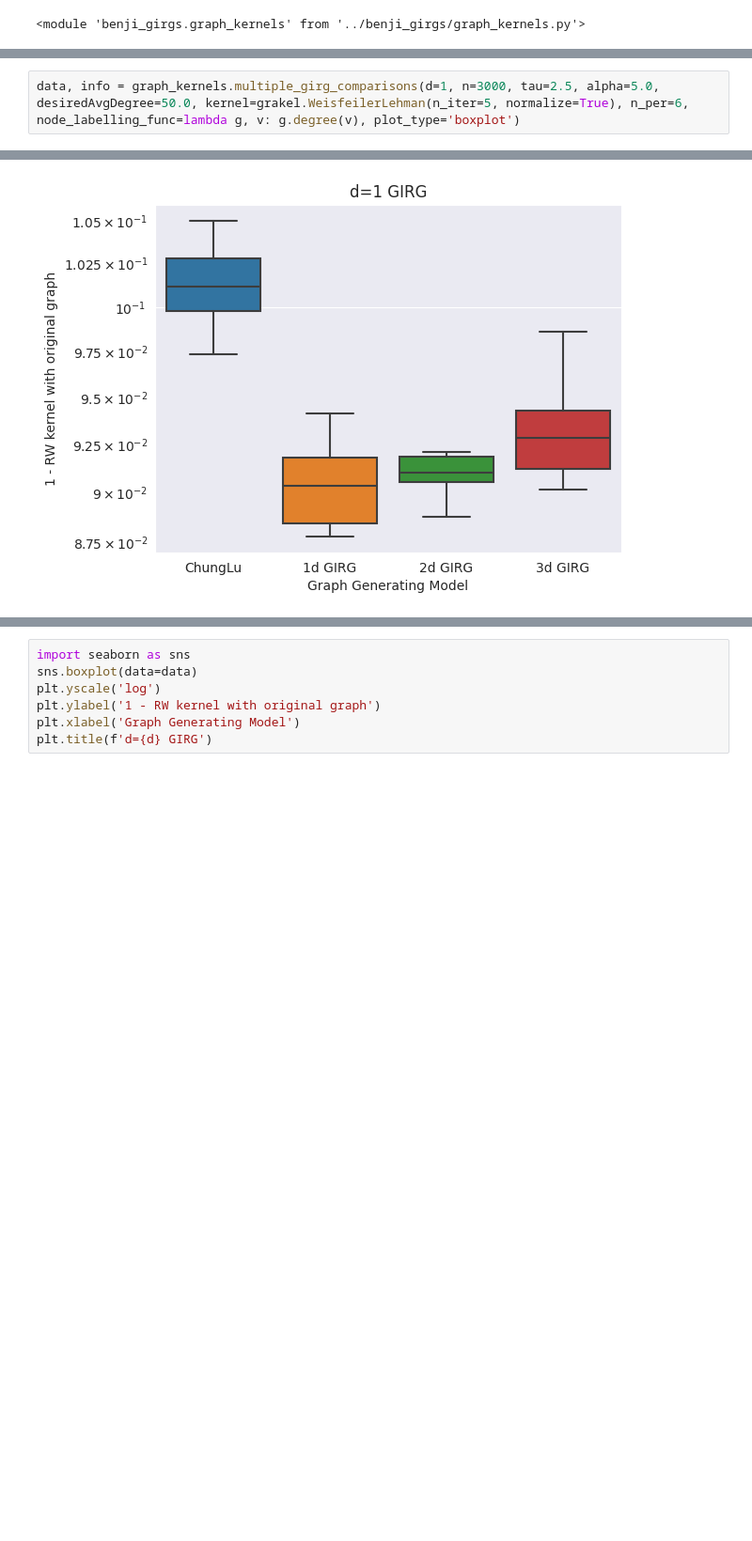
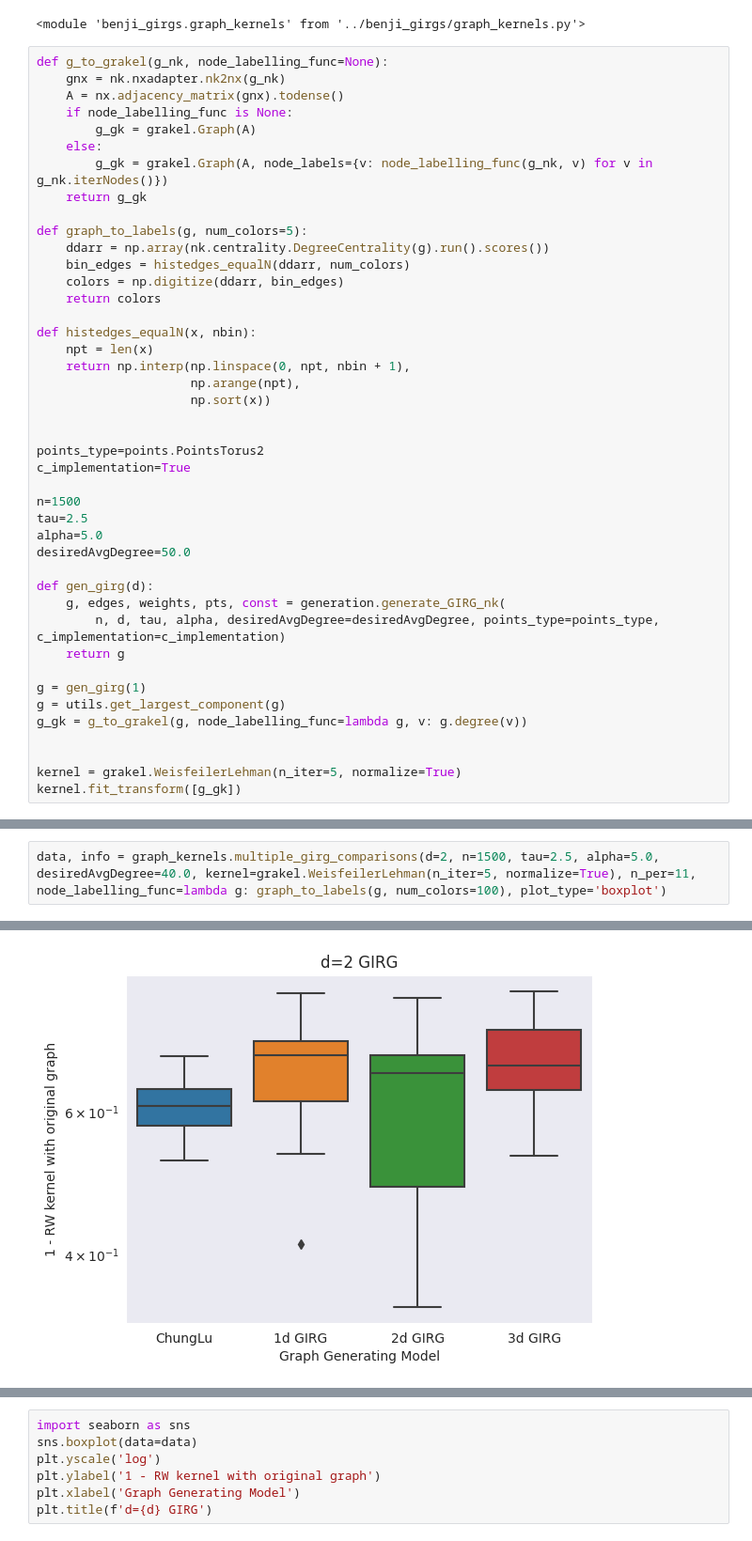
Before and after one commit to BenjiDayan/GIRGs, a Jupyter notebook: benji_src/notebooks/BIC8_graphkernels_speedier.ipynb, the cells around one changed output, grey strips where cells are left out. Shown at 94% size. Drawn from its saved outputs; the diff is of its cells as text; blank space fills up the shorter version.

```diff
--- a/benji_src/notebooks/BIC8_graphkernels_speedier.ipynb
+++ b/benji_src/notebooks/BIC8_graphkernels_speedier.ipynb
@@ -163,3 +67,46 @@ import importlib
 importlib.reload(graph_kernels)
 # %% [output]
 <module 'benji_girgs.graph_kernels' from '../benji_girgs/graph_kernels.py'>
+# %%
+def g_to_grakel(g_nk, node_labelling_func=None):
+    gnx = nk.nxadapter.nk2nx(g_nk)
+    A = nx.adjacency_matrix(gnx).todense()
+    if node_labelling_func is None:
+        g_gk = grakel.Graph(A)
+    else:
+        g_gk = grakel.Graph(A, node_labels={v: node_labelling_func(g_nk, v) for v in g_nk.iterNodes()})
+    return g_gk
+
+def graph_to_labels(g, num_colors=5):
+    ddarr = np.array(nk.centrality.DegreeCentrality(g).run().scores())
+    bin_edges = histedges_equalN(ddarr, num_colors)
+    colors = np.digitize(ddarr, bin_edges)
+    return colors
+
+def histedges_equalN(x, nbin):
+    npt = len(x)
+    return np.interp(np.linspace(0, npt, nbin + 1),
+                     np.arange(npt),
+                     np.sort(x))
+
+
+points_type=points.PointsTorus2
+c_implementation=True
+
+n=1500
+tau=2.5
+alpha=5.0
+desiredAvgDegree=50.0
+
+def gen_girg(d):
+    g, edges, weights, pts, const = generation.generate_GIRG_nk(
+        n, d, tau, alpha, desiredAvgDegree=desiredAvgDegree, points_type=points_type, c_implementation=c_implementation)
+    return g
+
+g = gen_girg(1)
+g = utils.get_largest_component(g)
+g_gk = g_to_grakel(g, node_labelling_func=lambda g, v: g.degree(v))
+
+
+kernel = grakel.WeisfeilerLehman(n_iter=5, normalize=True)
+kernel.fit_transform([g_gk])
@@ -187,4 +181,4 @@ size of largest component       3000 (100.00 %)
 # %%
-data, info = graph_kernels.multiple_girg_comparisons(d=1, n=3000, tau=2.5, alpha=5.0, desiredAvgDegree=50.0, kernel=grakel.WeisfeilerLehman(n_iter=5, normalize=True), n_per=6, node_labelling_func=lambda g, v: g.degree(v), plot_type='boxplot')
+data, info = graph_kernels.multiple_girg_comparisons(d=2, n=1500, tau=2.5, alpha=5.0, desiredAvgDegree=40.0, kernel=grakel.WeisfeilerLehman(n_iter=5, normalize=True), n_per=11, node_labelling_func=lambda g: graph_to_labels(g, num_colors=100), plot_type='boxplot')
 # %% [output]
 Network Properties:
@@ -207,2 +201,2 @@ size of largest component       3000 (100.00 %)
-[figure, old version]
+[figure, new version]
 # %%
```
Also changed, not shown: parts of 42 cells of this notebook, 9 other files.
